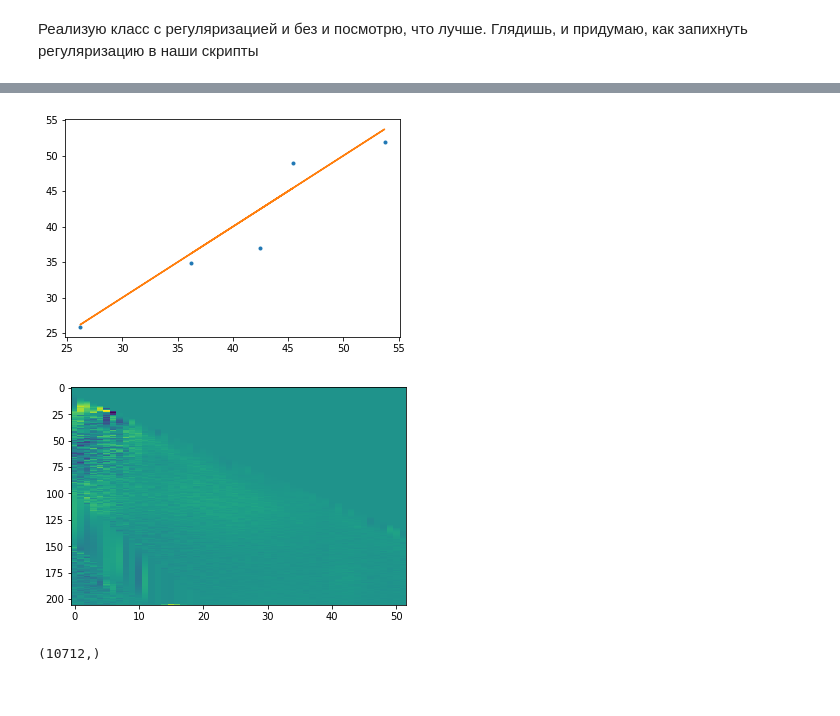
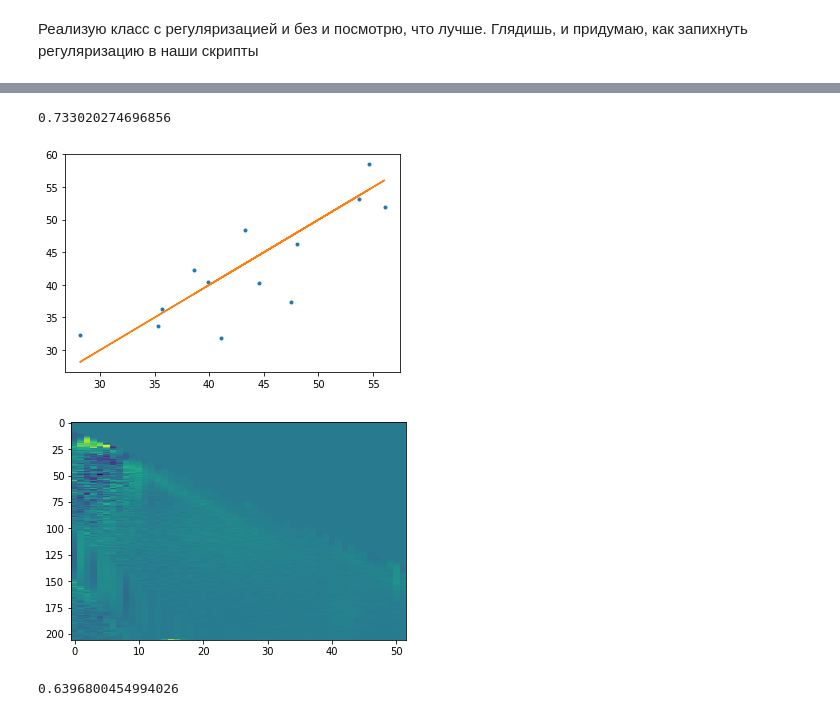
Before and after one commit to 89605502155/ML-repositry, a Jupyter notebook: Multiple_Least_Regression.ipynb, the cells around one changed output, grey strips where cells are left out. Cells and saved outputs as stored; diff of their text form; code cells hidden in the pictures.

```diff
--- a/Multiple_Least_Regression.ipynb
+++ b/Multiple_Least_Regression.ipynb
@@ -47,7 +47,7 @@ from sklearn.model_selection import train_test_split
 # %%
 #делим набор на обучающий и тестовый
 X_train, X_test, y_train, y_test = train_test_split(
-     Xdata_numpy['X'], Ydata.iloc[:,0], test_size=0.1428
+     Xdata_numpy['X'], Ydata.iloc[:,0], test_size=0.35
 )
 print(X_train.shape)
 print(y_train.shape)
@@ -65,0 +66,14 @@ y_pr=model.predict(X_test.copy())
+# %%
+%%time
+r2=list()
+for i in range(1,11,1):
+    X_train, X_test, y_train, y_test = train_test_split(
+     Xdata_numpy['X'], Ydata.iloc[:,0], test_size=0.35
+    )
+    model=MLR_without_regularisation(a=i*0.1)
+    model.fit(X_train.copy(),y_train.copy())
+    y_pr=model.predict(X_test.copy())
+    r2.append(r2_score(y_test,np.reshape(y_pr,(y_test.shape[0]))))
+    plt.plot(y_test,np.reshape(y_pr,(y_test.shape[0])),".")
+    plt.plot(y_test,y_test)
+    plt.show()
@@ -66,17 +97,21 @@ y_pr=model.predict(X_test.copy())
+# %%
+max(r2)
+# %% [output]
+0.733020274696856
 # %%
 import matplotlib.pyplot as plt
 # %%
-plt.plot(y_test,np.reshape(y_pr,(5)),".")
+plt.plot(y_test,np.reshape(y_pr,(y_test.shape[0])),".")
 plt.plot(y_test,y_test)
 plt.show()
 # %% [output]
-[figure, old version]
+[figure, new version]
 # %%
 plt.imshow(np.reshape(model.B,(X_train.shape[1]//52,52)), aspect='auto')
 plt.show()
 # %% [output]
-[figure, old version]
+[figure, new version]
-# %%
-model.B.shape
-# %% [output]
-(10712,)
+# %%
+r2_score(y_test,np.reshape(y_pr,(y_test.shape[0])))
+# %% [output]
+0.6396800454994026
```
Also changed, not shown: parts of 9 cells of this notebook.
